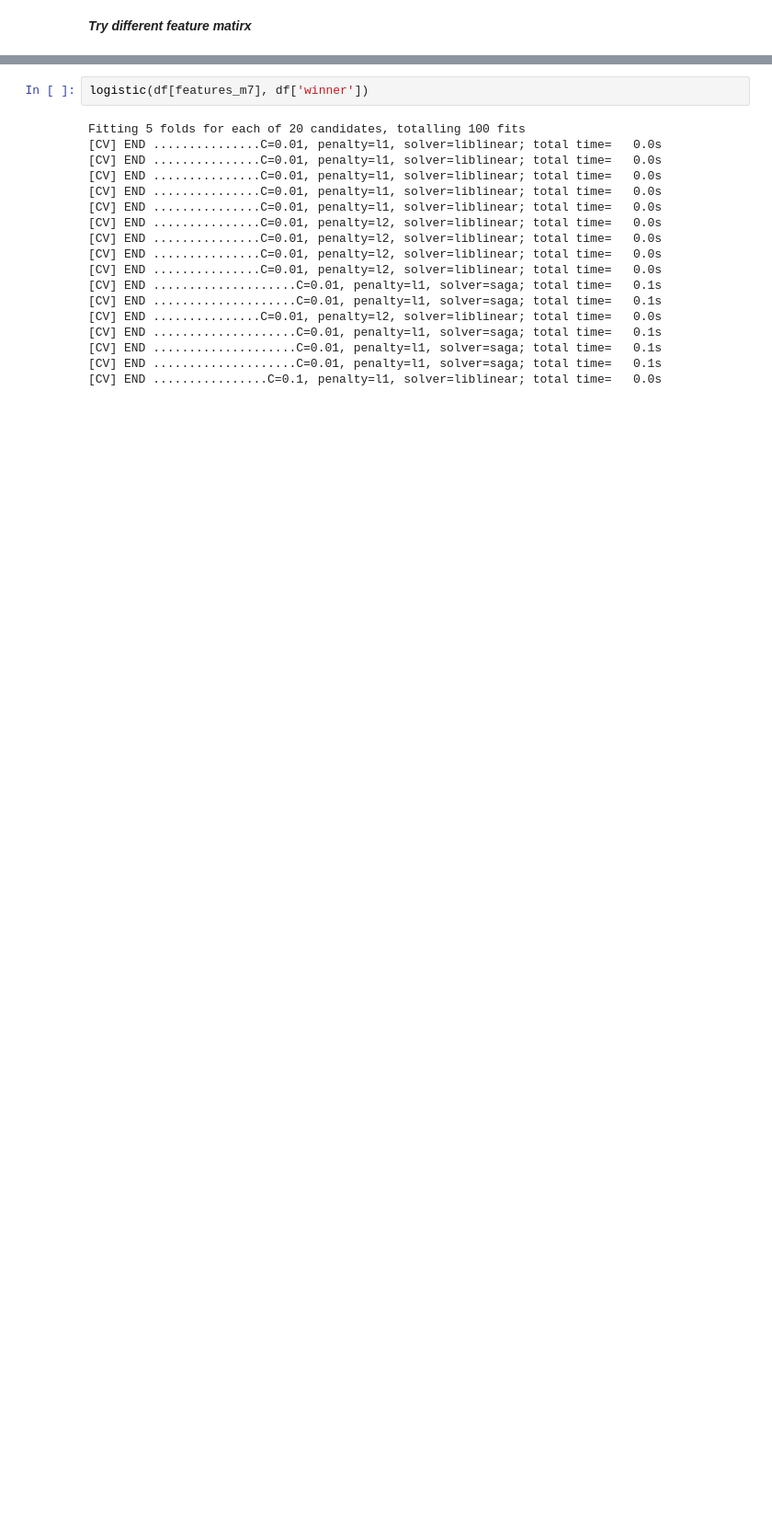
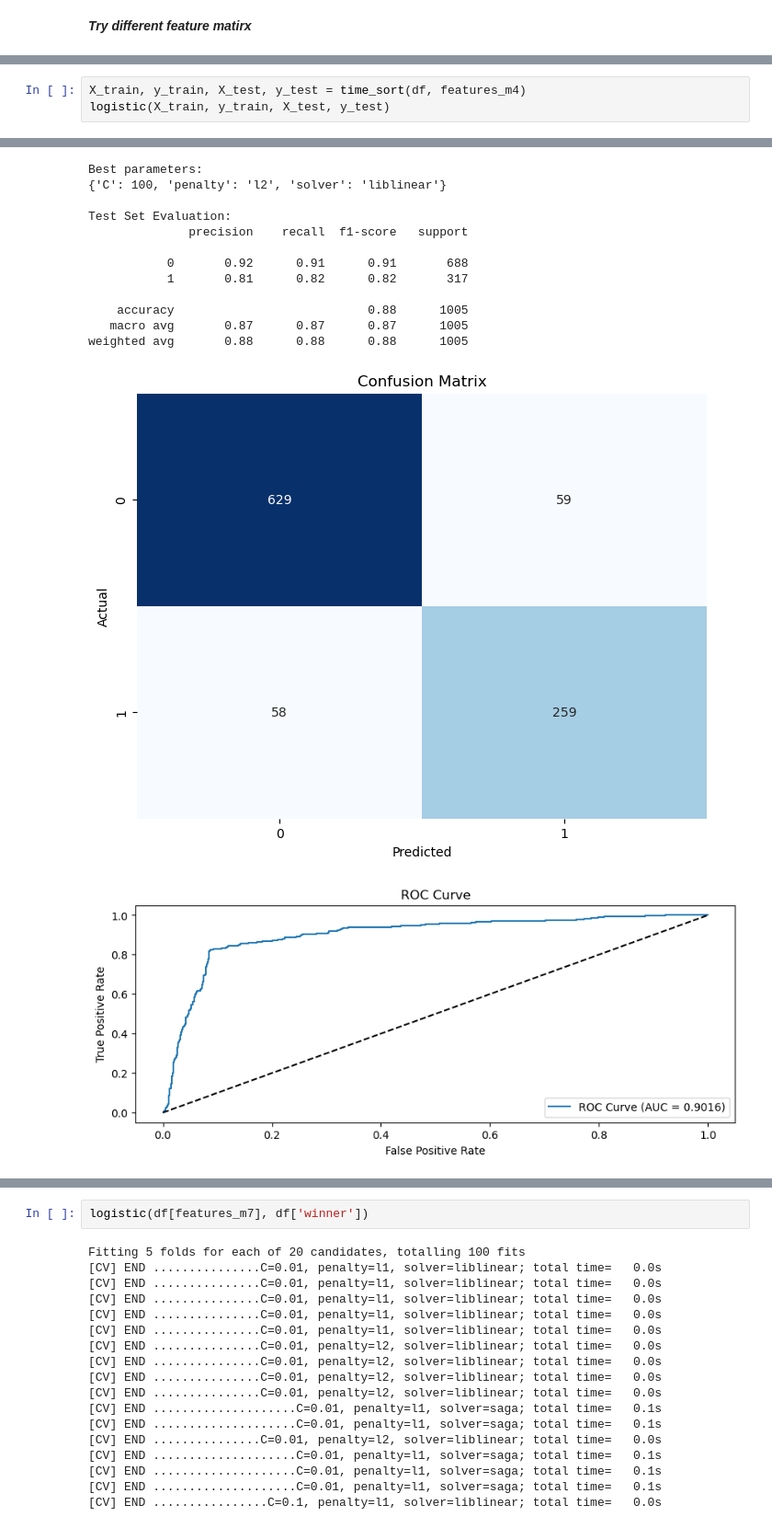
Before and after one commit to SiCorp560/ML-Final-Project, a Jupyter notebook: Final/4_logistic_candidate.ipynb, the cells around one changed output, grey strips where cells are left out. Shown: that part at 92% size. Drawn from its saved outputs; the diff is of its cells as text; blank space fills up the shorter version.

```diff
--- a/Final/4_logistic_candidate.ipynb
+++ b/Final/4_logistic_candidate.ipynb
@@ -616,0 +360,4 @@ weighted avg       0.85      0.85      0.85      1005
+# %%
+X_train, y_train, X_test, y_test = time_sort(df, features_m4)
+logistic(X_train, y_train, X_test, y_test)
+# %% [output]
@@ -616,0 +439,14 @@ weighted avg       0.85      0.85      0.85      1005
+Best parameters:
+{'C': 100, 'penalty': 'l2', 'solver': 'liblinear'}
+
+Test Set Evaluation:
+              precision    recall  f1-score   support
+
+           0       0.92      0.91      0.91       688
+           1       0.81      0.82      0.82       317
+
+    accuracy                           0.88      1005
+   macro avg       0.87      0.87      0.87      1005
+weighted avg       0.88      0.88      0.88      1005
+[figure, added]
+[figure, added]
```
Also changed, not shown: parts of 15 cells of this notebook.
